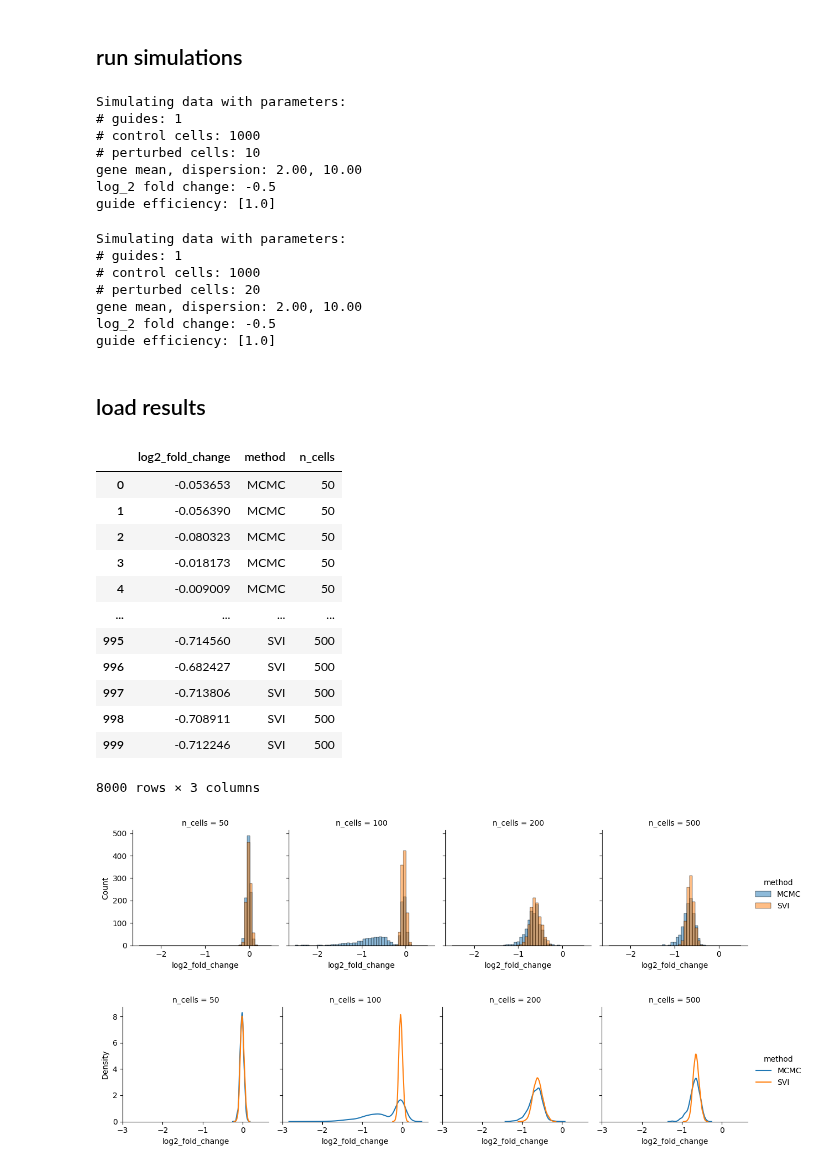
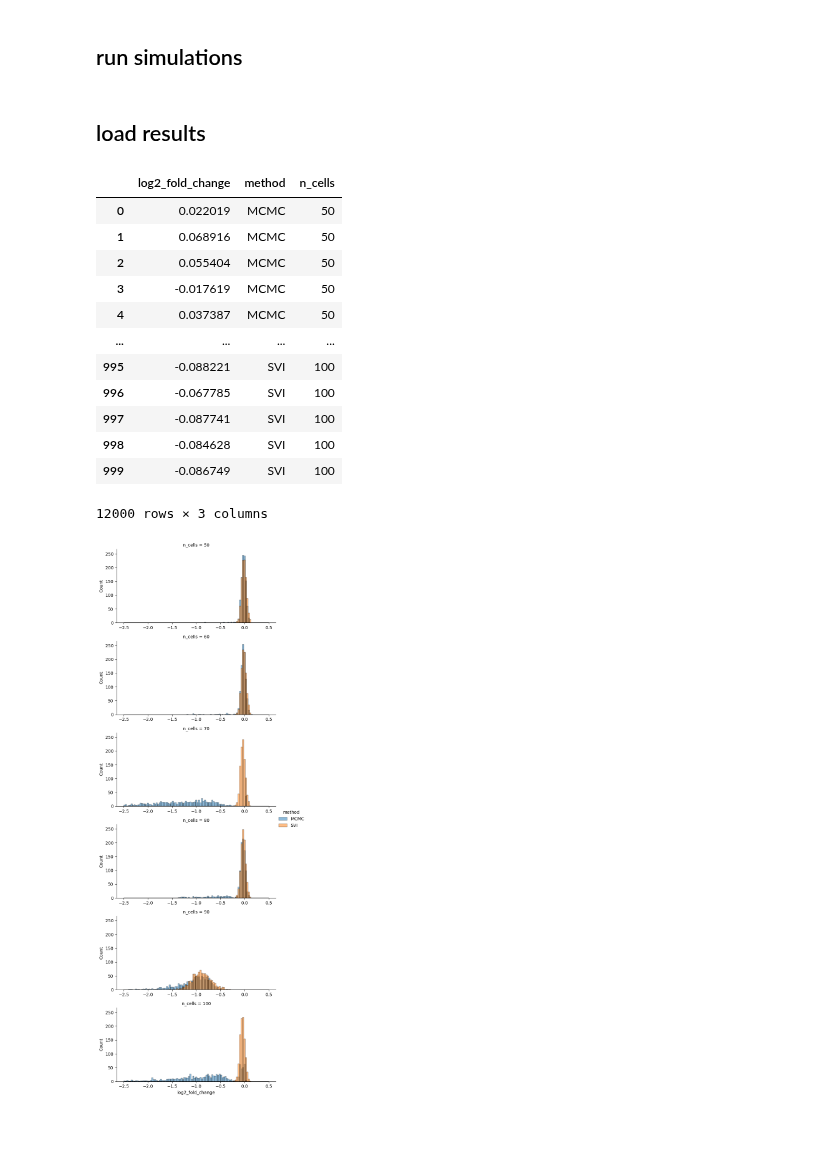
Before and after one commit to pinellolab/PerTurbo, a Jupyter notebook: docs/notebooks/compare_svi_mcmc.ipynb, the cells around one changed output. Saved outputs shown, nothing was run; the diff lists cells and outputs as text; code cells hidden in the pictures; blank space fills up the shorter version.

```diff
--- a/docs/notebooks/compare_svi_mcmc.ipynb
+++ b/docs/notebooks/compare_svi_mcmc.ipynb
@@ -9,7 +9,9 @@ import pandas as pd
 import subprocess
 import os
 
-n_cells_range = [10, 20, 50, 100, 150, 200, 500]  # replace with your actual range
+n_cells_range = [10, 20, 50, 100, 150, 200, 500]
+n_cells_range = range(50, 110, 10)
+
 
 cmd = ["python", "/Users/ljb80/Projects/perturbo/src/perturbo/_jax_module.py"]
 base_args = str.split("--n_control 1000 --n_guides 1 --log2_fc -0.5 --gene_mean 2.0 --gene_disp 10.0 --efficiency 1.0")
@@ -21,21 +23,6 @@ for n_cells in n_cells_range:
     args_new = ["--n_perturbed", str(n_cells), "--output_dir", output_dir]
     args = base_args + args_new
     subprocess.run(cmd + args)
-# %% [output]
-Simulating data with parameters:
-# guides: 1
-# control cells: 1000
-# perturbed cells: 10
-gene mean, dispersion: 2.00, 10.00
-log_2 fold change: -0.5
-guide efficiency: [1.0]
-Simulating data with parameters:
-# guides: 1
-# control cells: 1000
-# perturbed cells: 20
-gene mean, dispersion: 2.00, 10.00
-log_2 fold change: -0.5
-guide efficiency: [1.0]
 # %% [markdown]
 ## load results
 # %%
@@ -44,6 +31,7 @@ guide efficiency: [1.0]
 
 
 def get_simulation_df(data_dir, k):
+    """Read the MCMC and SVI posterior samples from data_dir and return a combined DataFrame for the key k."""
     mcmc_file = f"{data_dir}/mcmc.npz"
     svi_file = f"{data_dir}/svi.npz"
     mcmc_npz = np.load(mcmc_file)
@@ -63,39 +51,32 @@ lfc_all_df = pd.concat(dfs)
 lfc_all_df
 # %% [output]
 |  | log2_fold_change | method | n_cells |
-| 0 | -0.053653 | MCMC | 50 |
-| 1 | -0.056390 | MCMC | 50 |
-| 2 | -0.080323 | MCMC | 50 |
-| 3 | -0.018173 | MCMC | 50 |
-| 4 | -0.009009 | MCMC | 50 |
+| 0 | 0.022019 | MCMC | 50 |
+| 1 | 0.068916 | MCMC | 50 |
+| 2 | 0.055404 | MCMC | 50 |
+| 3 | -0.017619 | MCMC | 50 |
+| 4 | 0.037387 | MCMC | 50 |
 | ... | ... | ... | ... |
-| 995 | -0.714560 | SVI | 500 |
-| 996 | -0.682427 | SVI | 500 |
-| 997 | -0.713806 | SVI | 500 |
-| 998 | -0.708911 | SVI | 500 |
-| 999 | -0.712246 | SVI | 500 |
+| 995 | -0.088221 | SVI | 100 |
+| 996 | -0.067785 | SVI | 100 |
+| 997 | -0.087741 | SVI | 100 |
+| 998 | -0.084628 | SVI | 100 |
+| 999 | -0.086749 | SVI | 100 |
-8000 rows × 3 columns
+12000 rows × 3 columns
 # %%
 import seaborn as sns
 import matplotlib.pyplot as plt
 
-n_bins = 50
+n_bins = 100
 
-g = sns.FacetGrid(lfc_all_df, col="n_cells", hue="method", height=3, aspect=1)
+g = sns.FacetGrid(lfc_all_df, row="n_cells", hue="method", height=3, aspect=2, sharex=False)
 g.map(sns.histplot, "log2_fold_change", alpha=0.5, bins=np.linspace(-2.5, 0.5, n_bins))
 # Add a legend
 g.add_legend()
 
 plt.show()
 # %% [output]
-[figure, old version]
+[figure, new version]
-# %%
-g = sns.FacetGrid(lfc_all_df, col="n_cells", hue="method", height=3, aspect=1)
-g.map(sns.kdeplot, "log2_fold_change")
-g.add_legend()
-plt.show()
-# %% [output]
-[figure, removed]
 # %%
 two_sided_threshold = 0.1
 lfc_all_df.assign(lfc_significant=lambda x: abs(x["log2_fold_change"]) > two_sided_threshold).groupby(
```
Also changed, not shown: parts of 2 cells of this notebook, 33 other files.
